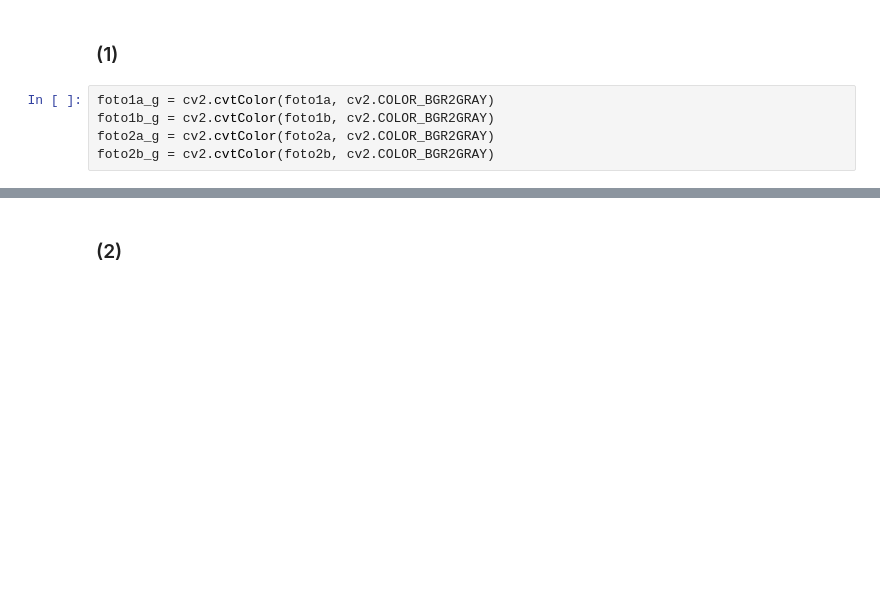
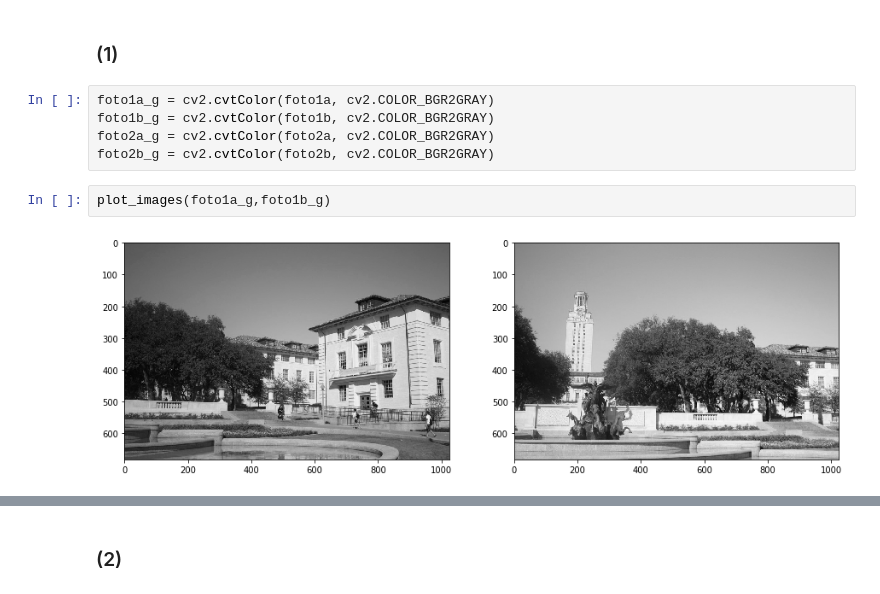
Before and after one commit to viniciusteix/pid-mo443, a Jupyter notebook: trabalho04/Trabalho 04.ipynb, the cells around one changed output, grey strips where cells are left out. Drawn from its saved outputs; the diff is of its cells as text; blank space fills up the shorter version.

```diff
--- a/trabalho04/Trabalho 04.ipynb
+++ b/trabalho04/Trabalho 04.ipynb
@@ -18,3 +38,7 @@ foto1a_g = cv2.cvtColor(foto1a, cv2.COLOR_BGR2GRAY)
 foto1b_g = cv2.cvtColor(foto1b, cv2.COLOR_BGR2GRAY)
 foto2a_g = cv2.cvtColor(foto2a, cv2.COLOR_BGR2GRAY)
 foto2b_g = cv2.cvtColor(foto2b, cv2.COLOR_BGR2GRAY)
+# %%
+plot_images(foto1a_g,foto1b_g)
+# %% [output]
+[figure, added]
```
Also changed, not shown: parts of 34 cells of this notebook, 24 other files.
